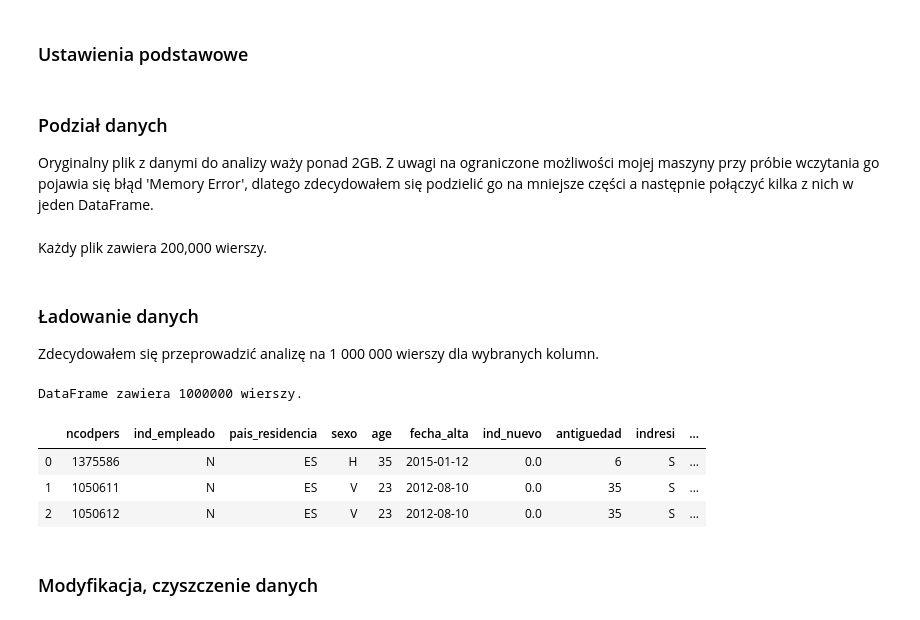
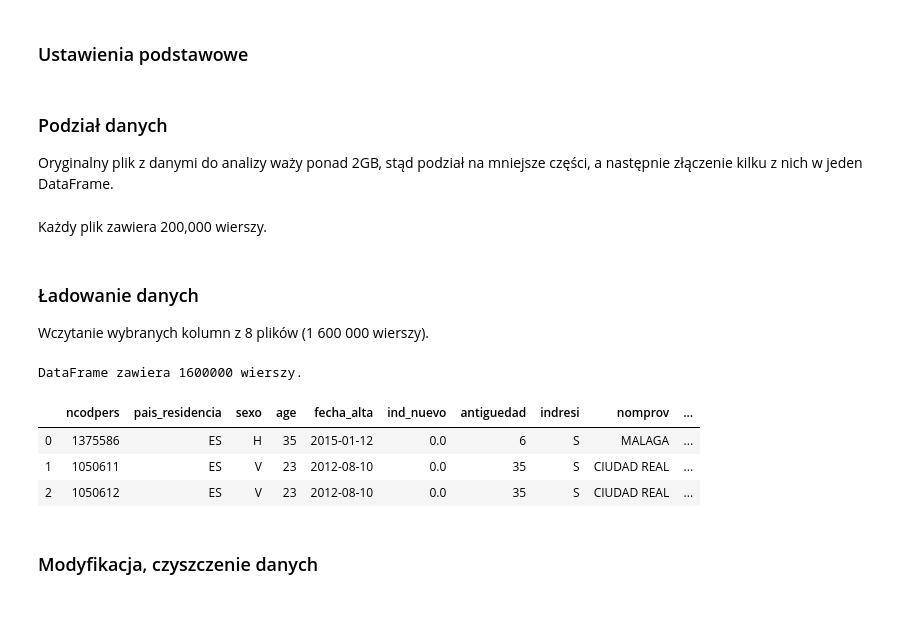
Before and after one commit to mcwilk/Santander, a Jupyter notebook: Santander_analysis.ipynb, the cells around one changed output. Cells and saved outputs as stored; diff of their text form; code cells hidden in the pictures.

```diff
--- a/Santander_analysis.ipynb
+++ b/Santander_analysis.ipynb
@@ -33,7 +34,7 @@ def save_plot(plot_id, extension="jpg", resolution=300):
     plt.savefig(plot_path, format=extension, dpi=resolution)
 # %% [markdown]
 ### Podział danych
-Oryginalny plik z danymi do analizy waży ponad 2GB. Z uwagi na ograniczone możliwości mojej maszyny przy próbie wczytania go pojawia się błąd 'Memory Error', dlatego zdecydowałem się podzielić go na mniejsze części a następnie połączyć kilka z nich w jeden DataFrame.
+Oryginalny plik z danymi do analizy waży ponad 2GB, stąd podział na mniejsze części, a następnie złączenie kilku z nich w jeden DataFrame.
 # %%
 #chunk_size = 200000
 #chunk_no = 1
@@ -44,41 +45,41 @@ Oryginalny plik z danymi do analizy waży ponad 2GB. Z uwagi na ograniczone moż
 #    chunk_no += 1
 # %% [markdown]
 Każdy plik zawiera 200,000 wierszy.
-# %% [markdown]
-### Ładowanie danych
-Zdecydowałem się przeprowadzić analizę na 1 000 000 wierszy dla wybranych kolumn.
+# %% [markdown]
+### Ładowanie danych
+Wczytanie wybranych kolumn z 8 plików (1 600 000 wierszy).
 # %%
 missing_values = [' NA', '     NA']
-columns = ['ncodpers', 'ind_empleado', 'pais_residencia', 'sexo', 'age', 'fecha_alta', 'ind_nuevo', 'antiguedad',
-           'indresi', 'indext', 'nomprov', 'ind_actividad_cliente', 'renta', 'segmento',
+columns = ['ncodpers', 'pais_residencia', 'sexo', 'age', 'fecha_alta', 'ind_nuevo', 'antiguedad',
+           'indresi', 'nomprov', 'ind_actividad_cliente', 'renta', 'segmento',
            'ind_ahor_fin_ult1', 'ind_aval_fin_ult1', 'ind_cco_fin_ult1', 'ind_cder_fin_ult1', 'ind_cno_fin_ult1',
            'ind_ctju_fin_ult1', 'ind_ctma_fin_ult1', 'ind_ctop_fin_ult1', 'ind_ctpp_fin_ult1', 'ind_deco_fin_ult1',
            'ind_deme_fin_ult1', 'ind_dela_fin_ult1', 'ind_ecue_fin_ult1', 'ind_fond_fin_ult1', 'ind_hip_fin_ult1',
            'ind_plan_fin_ult1', 'ind_pres_fin_ult1', 'ind_reca_fin_ult1', 'ind_tjcr_fin_ult1', 'ind_valo_fin_ult1',
            'ind_viv_fin_ult1', 'ind_nomina_ult1', 'ind_nom_pens_ult1', 'ind_recibo_ult1']
 
-# Pierwszy plik3
+# Pierwszy plik
 path = os.path.join(DIR, FILE_NAME + '_1' + EXTENSION)
 data = pd.read_csv(path, low_memory=False, usecols=columns, na_values=missing_values)
 
-# Łączenie 5 plików CSV w jeden DataFrame
+# Łączenie 8 plików CSV w jeden DataFrame
 n = 2
-m = 5
+m = 8
 
 for i in range(n, m+1):
     path = os.path.join(DIR, FILE_NAME + '_{}'.format(i) + EXTENSION)
     data_to_add = pd.read_csv(path, low_memory=False, usecols=columns)
     data = pd.concat(objs=[data, data_to_add], ignore_index=True)
 
 print('DataFrame zawiera {} wierszy.'.format(len(data)))
 
 data.head(3)
 # %% [output]
-DataFrame zawiera 1000000 wierszy.
+DataFrame zawiera 1600000 wierszy.
-|  | ncodpers | ind_empleado | pais_residencia | sexo | age | fecha_alta | ind_nuevo | antiguedad | indresi | ... |
-| 0 | 1375586 | N | ES | H | 35 | 2015-01-12 | 0.0 | 6 | S | ... |
-| 1 | 1050611 | N | ES | V | 23 | 2012-08-10 | 0.0 | 35 | S | ... |
-| 2 | 1050612 | N | ES | V | 23 | 2012-08-10 | 0.0 | 35 | S | ... |
+|  | ncodpers | pais_residencia | sexo | age | fecha_alta | ind_nuevo | antiguedad | indresi | nomprov | ... |
+| 0 | 1375586 | ES | H | 35 | 2015-01-12 | 0.0 | 6 | S | MALAGA | ... |
+| 1 | 1050611 | ES | V | 23 | 2012-08-10 | 0.0 | 35 | S | CIUDAD REAL | ... |
+| 2 | 1050612 | ES | V | 23 | 2012-08-10 | 0.0 | 35 | S | CIUDAD REAL | ... |
 # %% [markdown]
 ### Modyfikacja, czyszczenie danych
 # %%
```
Also changed, not shown: parts of 51 cells of this notebook.
